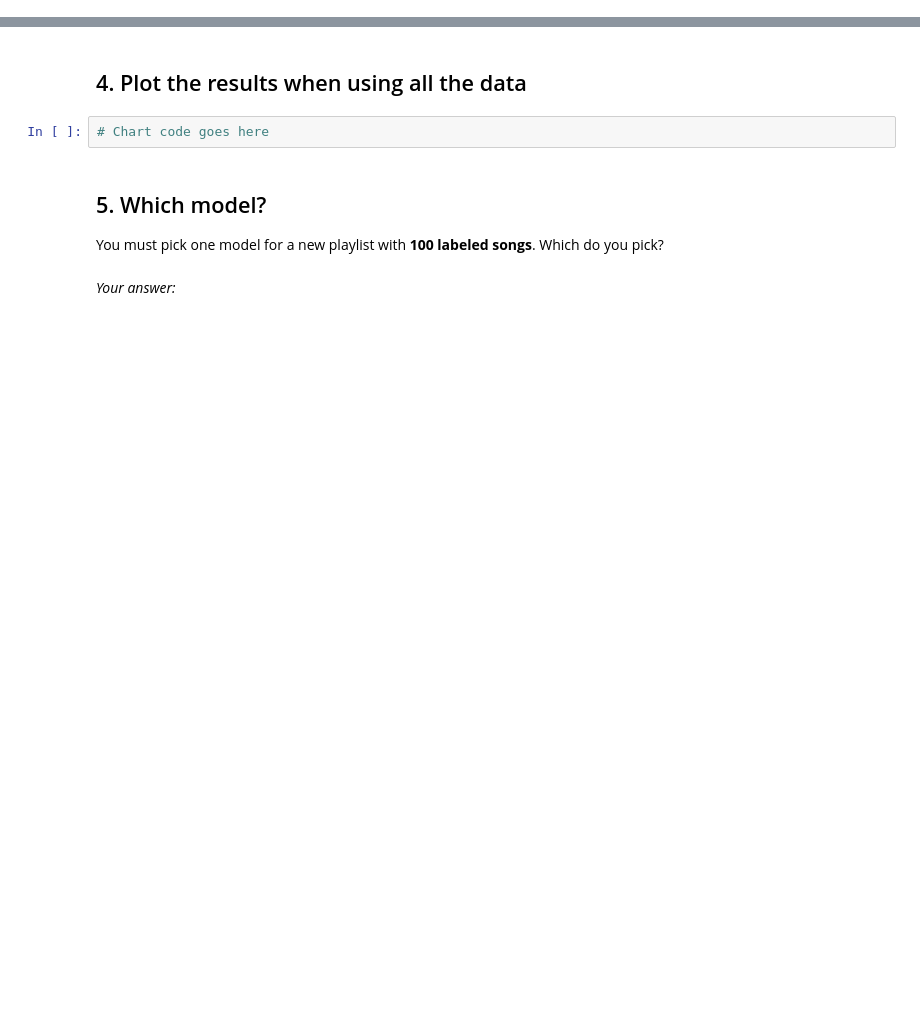
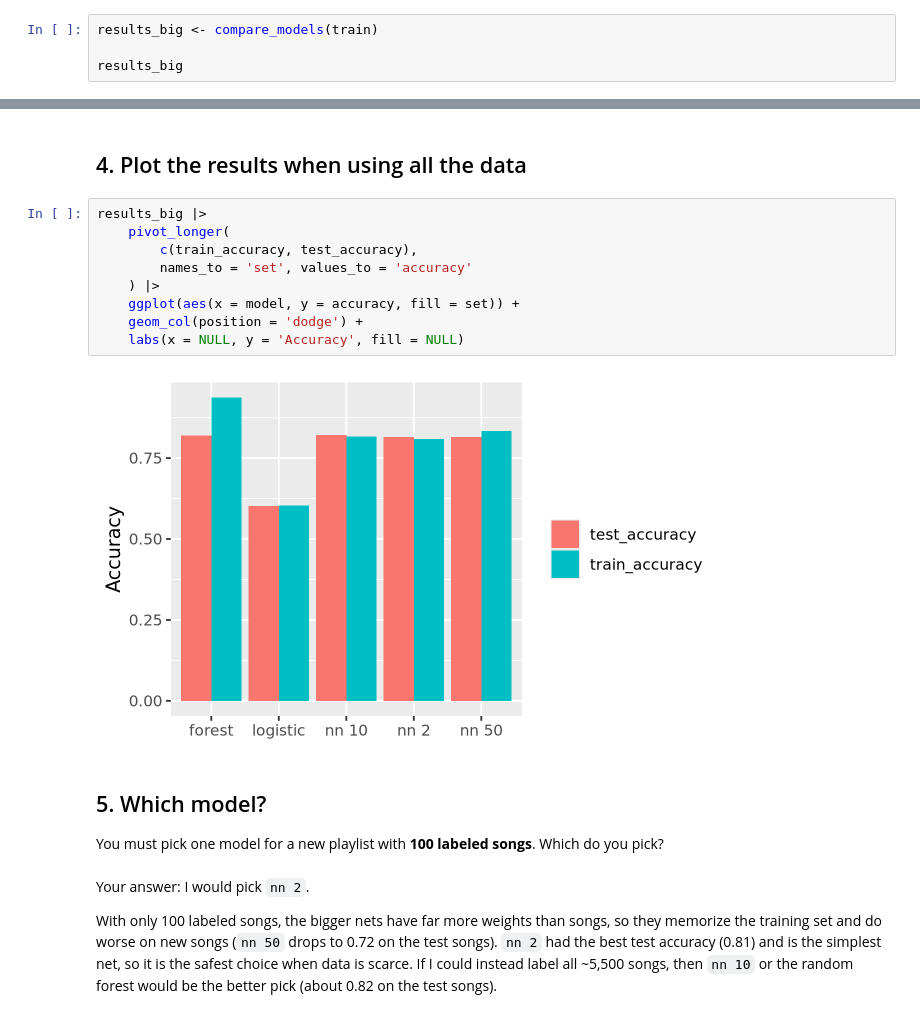
Before and after one commit to gbestma/codespace, a Jupyter notebook: exercises/16-nn-exercise.ipynb, the cells around one changed output, grey strips where cells are left out. Saved outputs shown, nothing was run; the diff lists cells and outputs as text; blank space fills up the shorter version.

```diff
--- a/exercises/16-nn-exercise.ipynb
+++ b/exercises/16-nn-exercise.ipynb
@@ -108,3 +134,7 @@ Pick a visualization for the output and make the chart below. Write the code by
 ## 3. More data
 
 Run `compare_models()` again, with all of `train` (about 5,500 songs).
+# %%
+results_big <- compare_models(train)
+
+results_big
@@ -116,10 +158,21 @@ Run `compare_models()` again, with all of `train` (about 5,500 songs).
 # %% [markdown]
 ## 4. Plot the results when using all the data
 # %%
-# Chart code goes here
+results_big |>
+    pivot_longer(
+        c(train_accuracy, test_accuracy),
+        names_to = 'set', values_to = 'accuracy'
+    ) |>
+    ggplot(aes(x = model, y = accuracy, fill = set)) +
+    geom_col(position = 'dodge') +
+    labs(x = NULL, y = 'Accuracy', fill = NULL)
+# %% [output]
+[figure, added]
 # %% [markdown]
 ## 5. Which model?
 
 You must pick one model for a new playlist with **100 labeled songs**. Which do you pick?
 # %% [markdown]
-*Your answer:*
+Your answer: I would pick `nn 2`.
+
+With only 100 labeled songs, the bigger nets have far more weights than songs, so they memorize the training set and do worse on new songs (`nn 50` drops to 0.72 on the test songs). `nn 2` had the best test accuracy (0.81) and is the simplest net, so it is the safest choice when data is scarce. If I could instead label all ~5,500 songs, then `nn 10` or the random forest would be the better pick (about 0.82 on the test songs).
```
Also changed, not shown: parts of 6 cells of this notebook, 1 other file.
